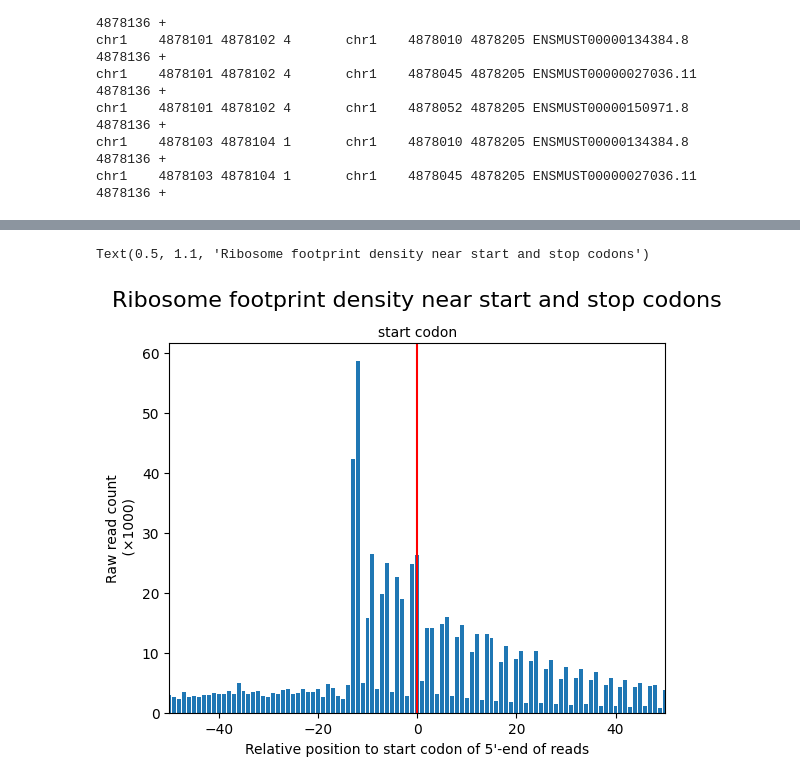
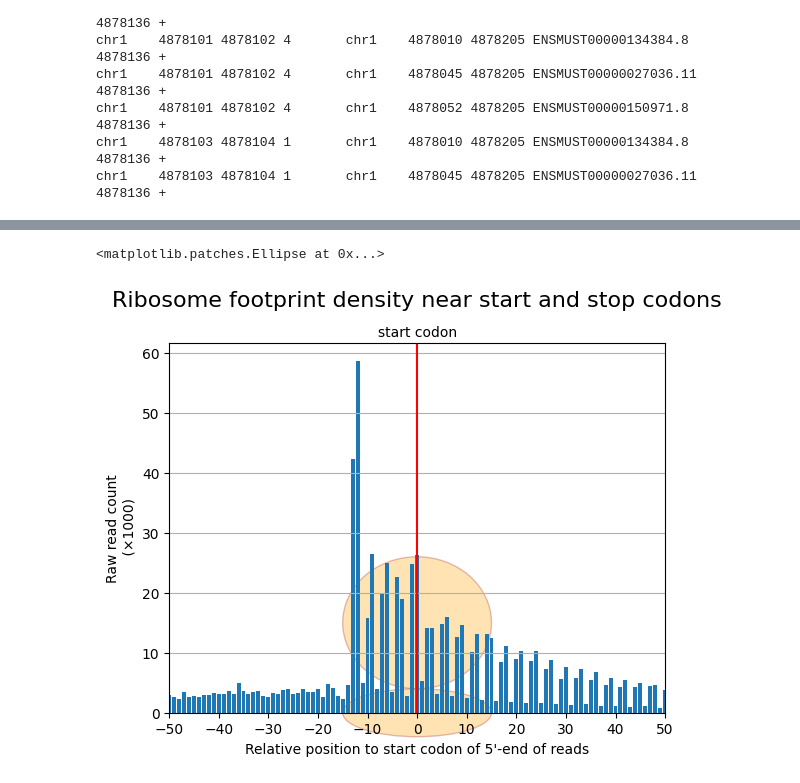
Before and after one commit to EunjinKwon/2024-Bioinformatics, a Jupyter notebook: 과제2.ipynb, the cells around one changed output, grey strips where cells are left out. Cells and saved outputs as stored; diff of their text form; code cells hidden in the pictures.

```diff
--- a/과제2.ipynb
+++ b/과제2.ipynb
@@ -128,13 +128,22 @@ position = cnts.groupby('Relative position')['readcount'].sum().reset_index()
 #position.to_csv('filename.txt', sep='\t', index=False)
 # %%
 from matplotlib import pyplot as plt
-plt.bar(position['Relative position'], position['readcount'] / 1000, width=0.8)
+from matplotlib import patches
+plt.grid(axis='y')
+plt.bar(position['Relative position'], position['readcount'] / 1000, width=0.8, zorder=1)
 plt.xlim(-50, 50)
+plt.xticks([-50,-40, -30, -20, -10, 0, 10, 20, 30, 40, 50])
 plt.xlabel('Relative position to start codon of 5\'-end of reads')
 plt.ylabel('Raw read count\n (×1000)')
 plt.axvline(x=0, color='red')
 plt.text(0.5, 1.02, 'start codon', transform=plt.gca().transAxes, ha='center', color='black')
 plt.text(0.5, 1.1, 'Ribosome footprint density near start and stop codons', transform=plt.gca().transAxes, ha='center', color='black', fontsize=16)
+
+
+ellipse1 = patches.Ellipse((0, 0), width=30, height=8, edgecolor='brown', facecolor='orange', alpha=0.3, clip_on=False, zorder=0)
+ellipse2 = patches.Ellipse((0, 15), width=30, height=22, edgecolor='brown', facecolor='orange', alpha=0.3, clip_on=False, zorder=0)
+plt.gca().add_patch(ellipse1)
+plt.gca().add_patch(ellipse2)
 # %% [output]
-Text(0.5, 1.1, 'Ribosome footprint density near start and stop codons')
+<matplotlib.patches.Ellipse at 0x...>
-[figure, old version]
+[figure, new version]
```
